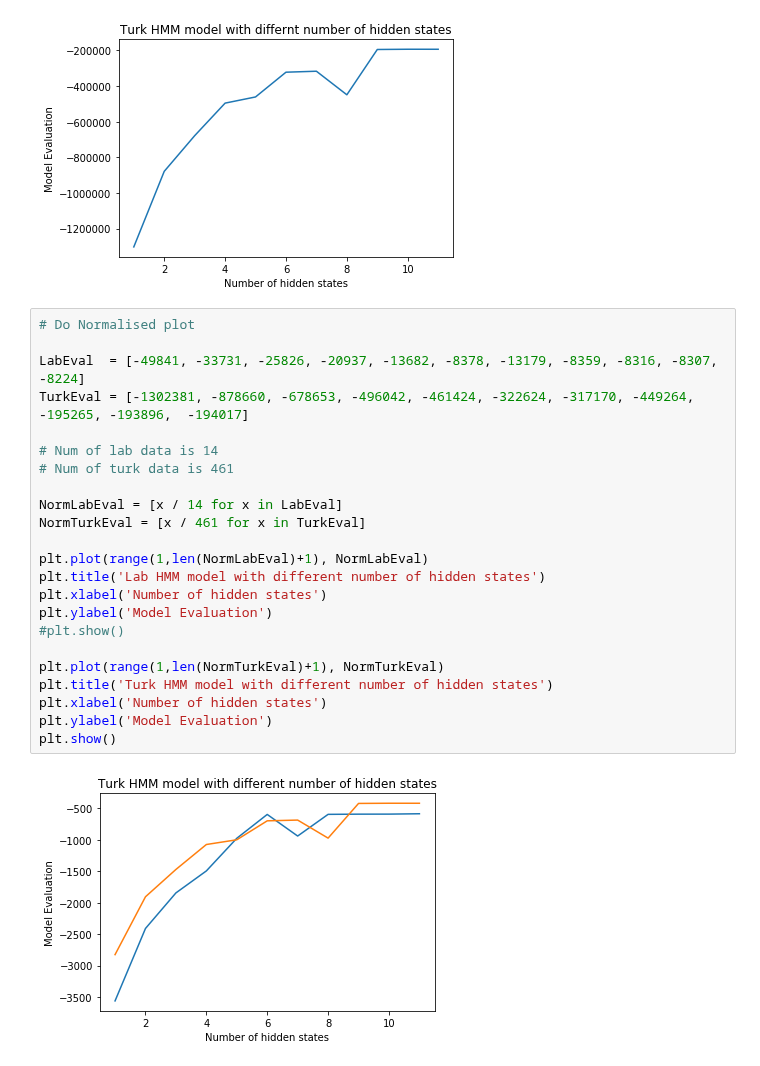
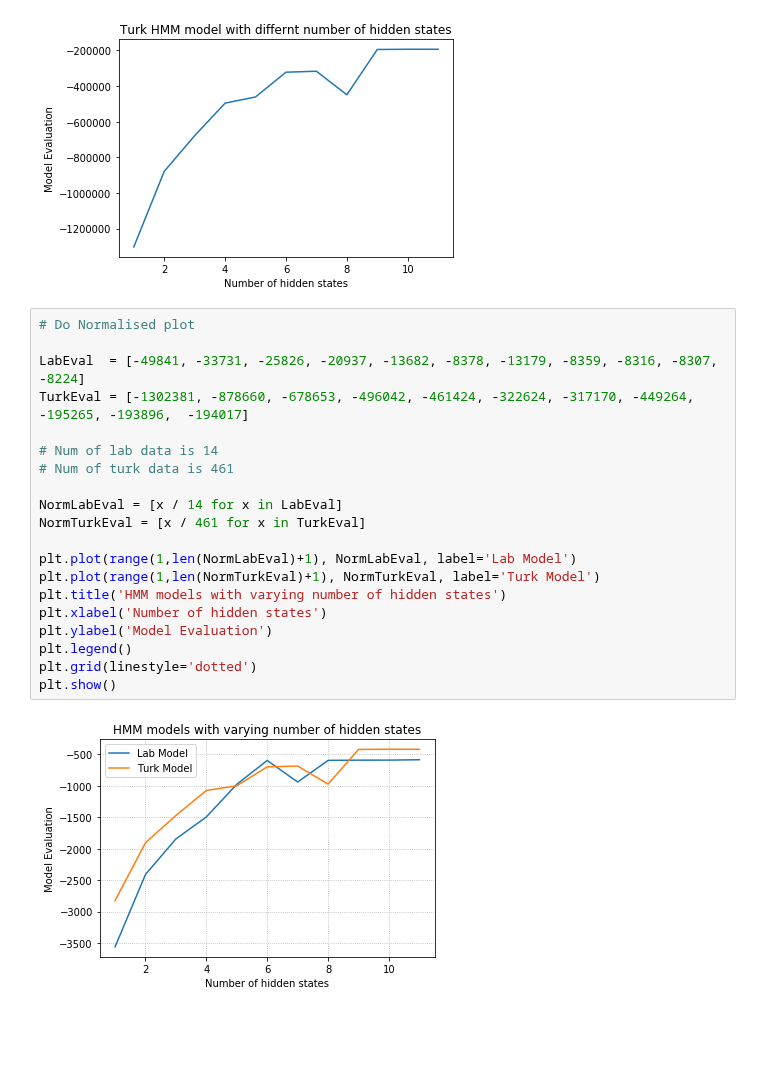
Before and after one commit to DJSaunders1997/Masters-Project, a Jupyter notebook: Evaluate number of componets for HMM.ipynb, the cells around one changed output. Saved outputs shown, nothing was run; the diff lists cells and outputs as text; blank space fills up the shorter version.

Commit message:
Added model comparison to diss

```diff
--- a/Evaluate number of componets for HMM.ipynb
+++ b/Evaluate number of componets for HMM.ipynb
@@ -441,25 +441,22 @@ plt.show()
 # %%
 # Do Normalised plot
 
 LabEval  = [-49841, -33731, -25826, -20937, -13682, -8378, -13179, -8359, -8316, -8307, -8224]
 TurkEval = [-1302381, -878660, -678653, -496042, -461424, -322624, -317170, -449264, -195265, -193896,  -194017]
 
 # Num of lab data is 14
 # Num of turk data is 461
 
 NormLabEval = [x / 14 for x in LabEval]
 NormTurkEval = [x / 461 for x in TurkEval]
 
-plt.plot(range(1,len(NormLabEval)+1), NormLabEval)
-plt.title('Lab HMM model with different number of hidden states')
+plt.plot(range(1,len(NormLabEval)+1), NormLabEval, label='Lab Model')
+plt.plot(range(1,len(NormTurkEval)+1), NormTurkEval, label='Turk Model')
+plt.title('HMM models with varying number of hidden states')
 plt.xlabel('Number of hidden states')
 plt.ylabel('Model Evaluation')
-#plt.show()
-
-plt.plot(range(1,len(NormTurkEval)+1), NormTurkEval)
-plt.title('Turk HMM model with different number of hidden states')
-plt.xlabel('Number of hidden states')
-plt.ylabel('Model Evaluation')
+plt.legend()
+plt.grid(linestyle='dotted')
 plt.show()
 # %% [output]
-[figure, old version]
+[figure, new version]
```
Also changed, not shown: 14 other files.
